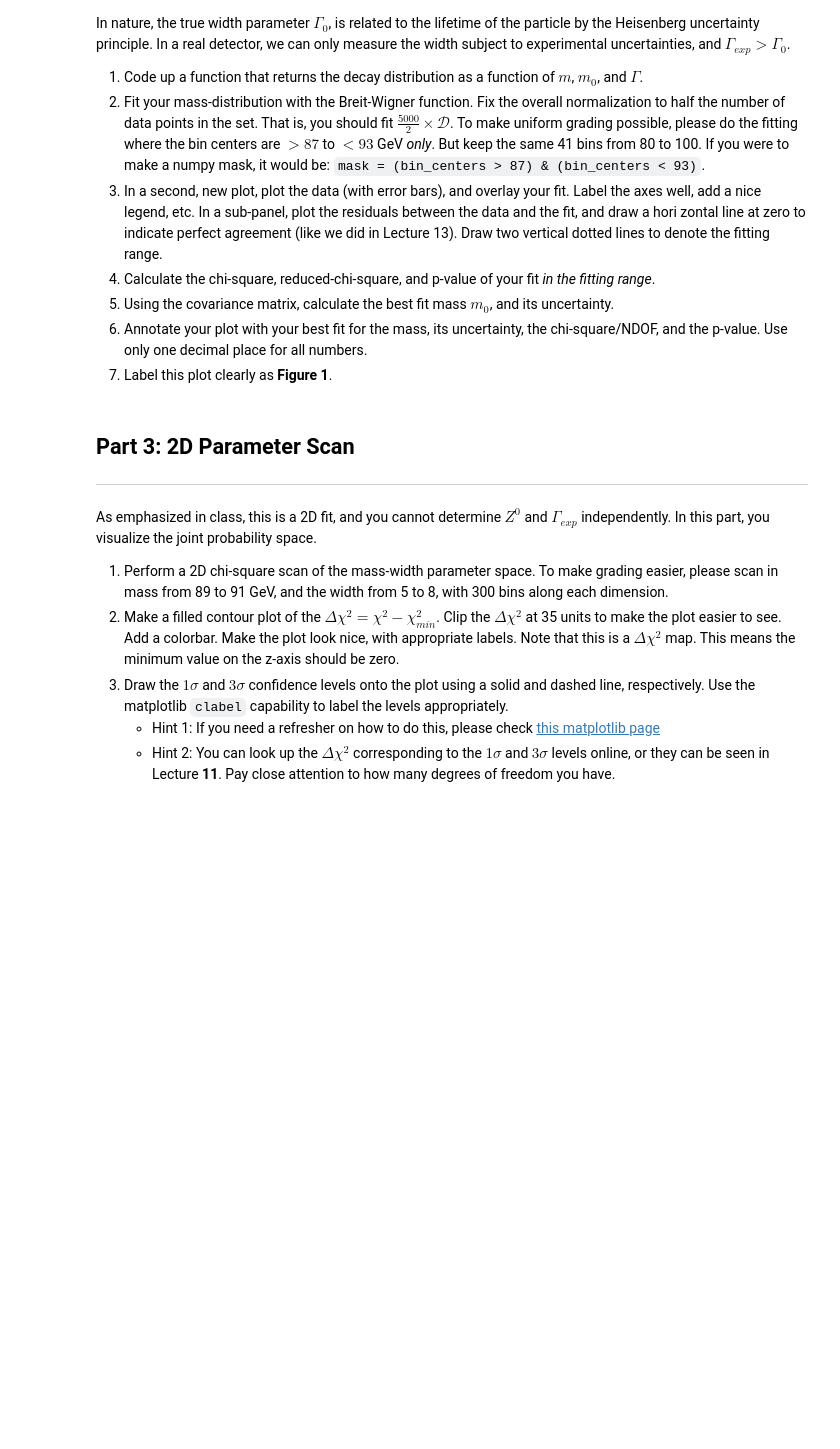
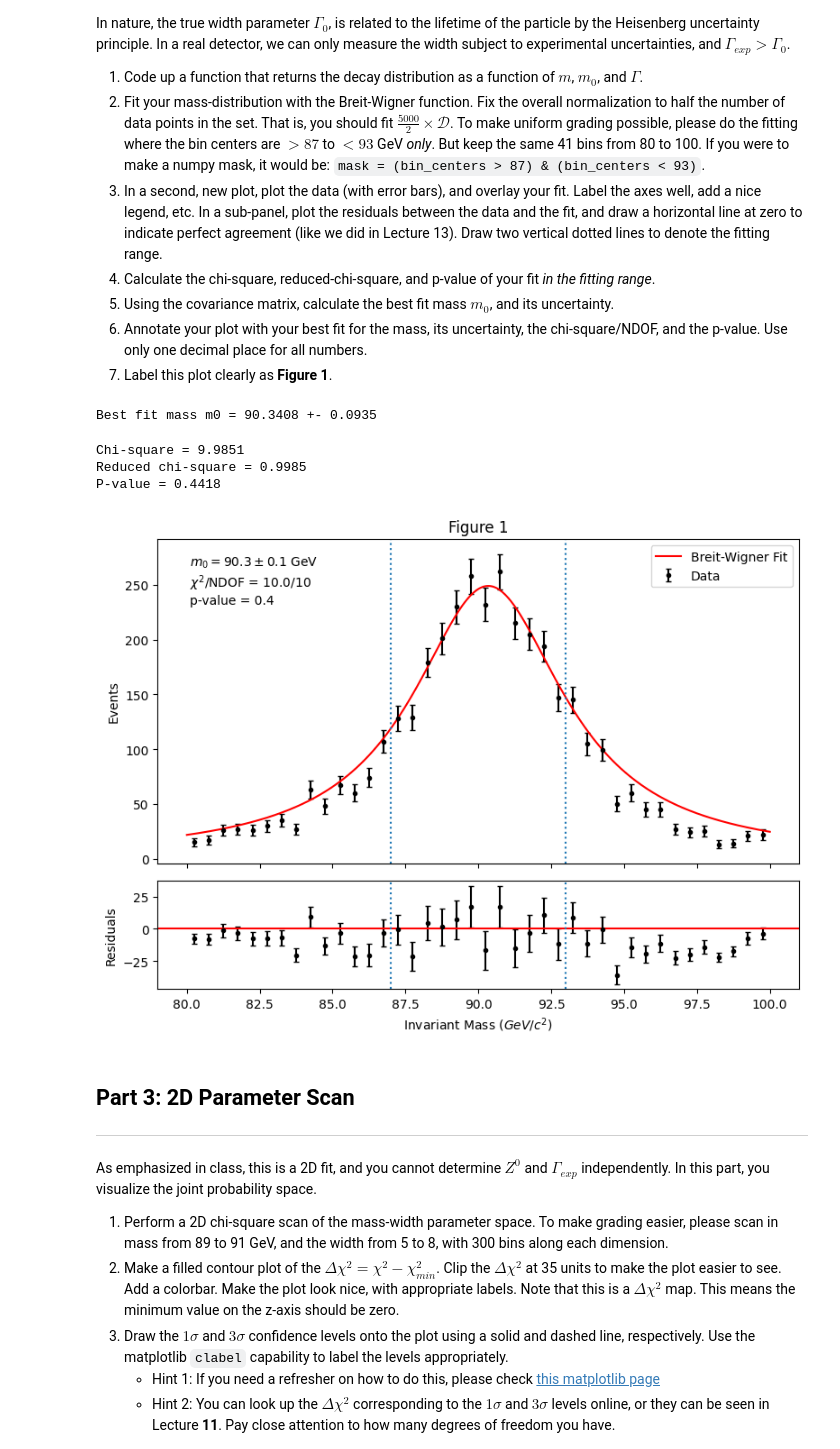
Before and after one commit to zgott06/PHYS265-spring26, a Jupyter notebook: Lab2/lab2.ipynb, the cells around one changed output. Cells and saved outputs as stored; diff of their text form; code cells hidden in the pictures; blank space fills up the shorter version.

```diff
--- a/Lab2/lab2.ipynb
+++ b/Lab2/lab2.ipynb
@@ -186,3 +217,74 @@ zontal line at zero to indicate perfect agreement (like we did in Lecture 13). D
+# %%
+# Adjusted Breit-Wigner
+def model(m, m0, gamma): return (5000/2) * breit_wigner(m, m0, gamma)
+
+# Mask curve_fit()
+mask = (centers > 87) & (centers < 93)
+
+# Compute curve_fit()
+params, covar = curve_fit(model, centers[mask], counts[mask], sigma=sigma[mask], absolute_sigma=True)
+
+# Retrieve curve_fit() results
+m0_fit, gamma_fit = params
+m0_sigma = np.sqrt(covar[0,0])
+gama_sigma = np.sqrt(covar[1,1])
+
+print(f"Best fit mass m0 = {m0_fit:.4f} +- {m0_sigma:.4f}")
+# %% [output]
+Best fit mass m0 = 90.3408 +- 0.0935
+# %%
+# Plot
+fig, (ax1, ax2) = plt.subplots(2, 1, figsize=(8,6), gridspec_kw={"height_ratios": [3,1]}, sharex=True)
+
+# Distribution Plot
+ax1.errorbar(centers, counts, yerr=sigma, fmt="k.", capsize=2, label="Data")
+xx = np.linspace(80, 100, 400)
+ax1.plot(xx, model(xx, *params), "r-", label="Breit-Wigner Fit")
+
+# Plot fitting range
+ax1.axvline(87, linestyle=":")
+ax1.axvline(93, linestyle=":")
+
+# Label
+ax1.set_ylabel("Events")
+ax1.set_title("Figure 1")
+ax1.legend()
+
+# Residual Plot
+residuals = counts - model(centers, *params)
+ax2.errorbar(centers, residuals, yerr=sigma, fmt="k.", capsize=2)
+ax2.axhline(0, color="r", linestyle="-")
+
+# Plot fitting range
+ax2.axvline(87, linestyle=":")
+ax2.axvline(93, linestyle=":")
+
+# Label
+ax2.set_xlabel("Invariant Mass ($GeV/c^2$)")
+ax2.set_ylabel("Residuals")
+
+# Chi-square in fitting range
+chisq = np.sum((residuals[mask] / sigma[mask])**2)
+print(f"Chi-square = {chisq:.4f}")
+
+# Reduced chi-square in fitting range
+ndof = mask.sum() - 2
+red_chisq = chisq / ndof
+print(f"Reduced chi-square = {red_chisq:.4f}")
+
+# P-value in fitting range
+p_val = chi2.sf(chisq, ndof)
+print(f"P-value = {p_val:.4f}")
+
+# Annotate plot
+ax1.annotate(f"$m_0 = {m0_fit:.1f} \\pm {m0_sigma:.1f}$ GeV\n$\\chi^2$/NDOF = {chisq:.1f}/{ndof}\np-value = {p_val:.1f}", xy=(0.05,0.8), xycoords="axes fraction")
+
+fig.tight_layout()
+# %% [output]
+Chi-square = 9.9851
+Reduced chi-square = 0.9985
+P-value = 0.4418
+[figure, added]
 # %% [markdown]
 ## Part 3: 2D Parameter Scan
 ----
```
Also changed, not shown: parts of 4 cells of this notebook.
